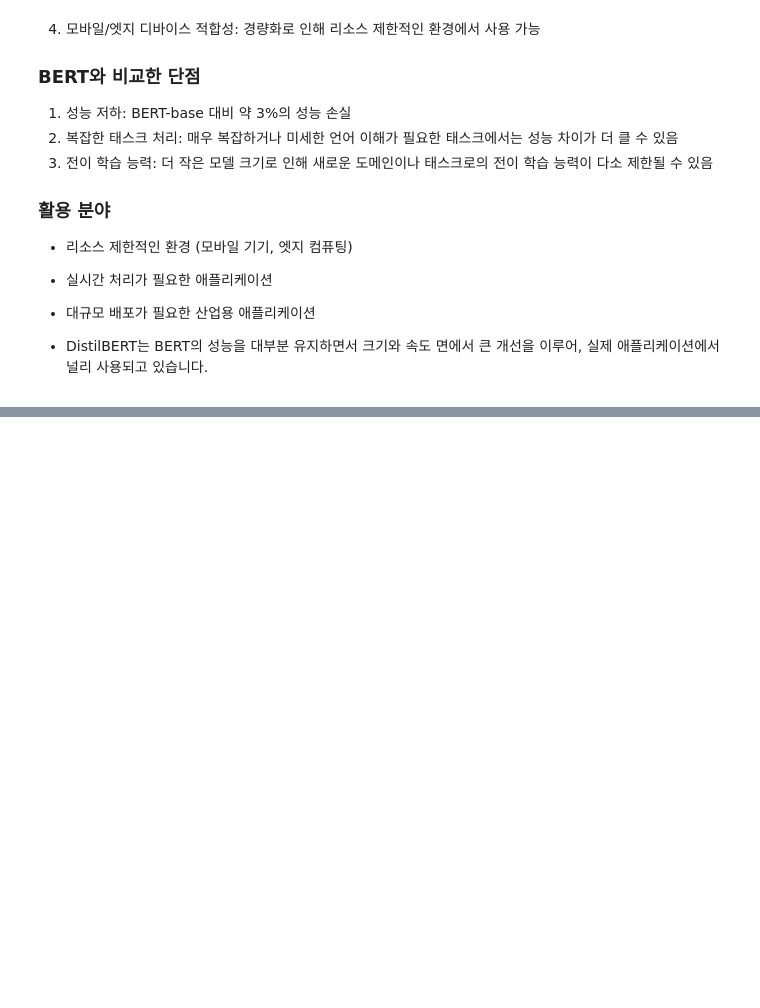
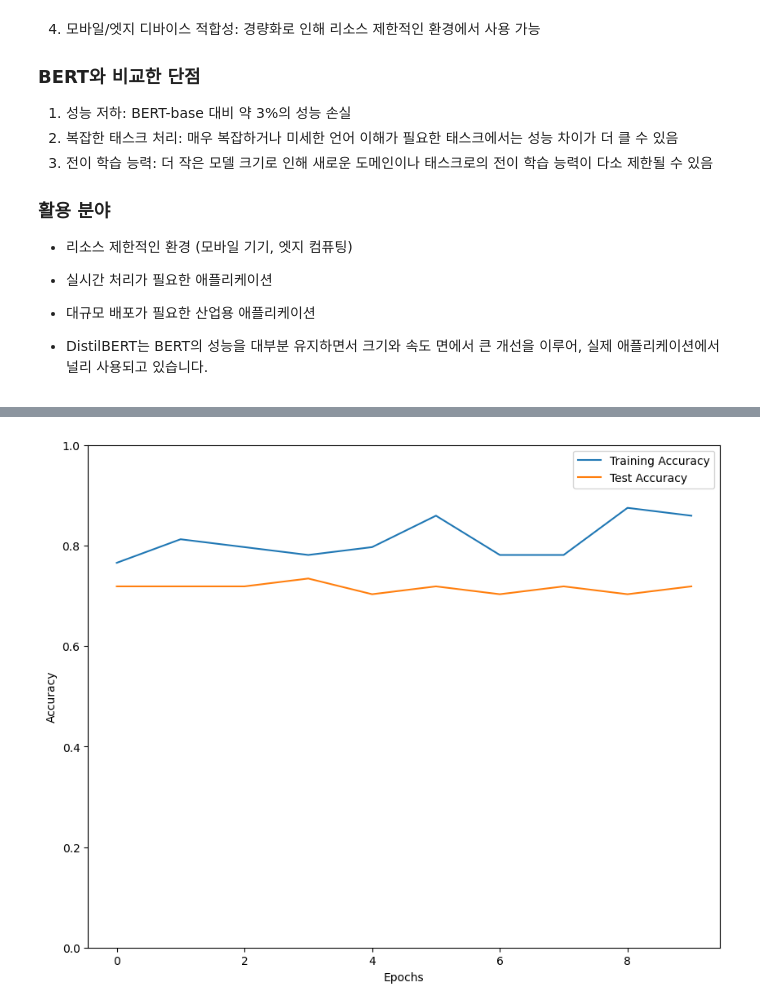
Before and after one commit to yuiyeong/deeplearning, a Jupyter notebook: presentation03/practice_fine_tuning.ipynb, the cells around one changed output, grey strips where cells are left out. Cells and saved outputs as stored; diff of their text form; code cells hidden in the pictures; blank space fills up the shorter version.

Commit message:
Feat: DistillBert 로 fine tuning 예제 추가

```diff
--- a/presentation03/practice_fine_tuning.ipynb
+++ b/presentation03/practice_fine_tuning.ipynb
@@ -240,0 +332,6 @@ test_data_loader = DataLoader(
+# %%
+my_device = torch.device("mps" if torch.backends.mps.is_available() else "cpu")
+
+classifier_model = TextClassifier(bert_model).to(my_device)
+
+classifier_model
@@ -240,0 +363,5 @@ test_data_loader = DataLoader(
+# %%
+from torch.optim import Adam
+
+optimizer = Adam(classifier_model.parameters(), lr=LEARNING_RATE)
+criterion = nn.BCEWithLogitsLoss()
@@ -240,0 +372,16 @@ test_data_loader = DataLoader(
+# %%
+def cal_accuracy(device, model, data_loader):
+    cnt = 0
+    acc = 0
+
+    for data in data_loader:
+        inputs, labels = data
+        inputs, labels = inputs.to(device), labels.to(device)
+
+        preds = model(inputs)
+        preds = (preds > 0).long()[..., 0]
+
+        cnt += labels.shape[0]
+        acc += (labels == preds).sum().item()
+
+        return acc / cnt
@@ -240,0 +444,19 @@ test_data_loader = DataLoader(
+# %%
+import numpy as np
+import matplotlib.pyplot as plt
+
+plt.figure(figsize=(10, 8))
+
+x_axis = np.arange(len(train_accuracies))
+plt.plot(x_axis, train_accuracies, label="Training Accuracy")
+plt.plot(x_axis, test_accuracies, label="Test Accuracy")
+
+plt.legend()
+
+plt.ylim([0, 1])
+plt.ylabel("Accuracy")
+plt.xlabel("Epochs")
+
+plt.show()
+# %% [output]
+[figure, added]
```
Also changed, not shown: parts of 21 cells of this notebook.
